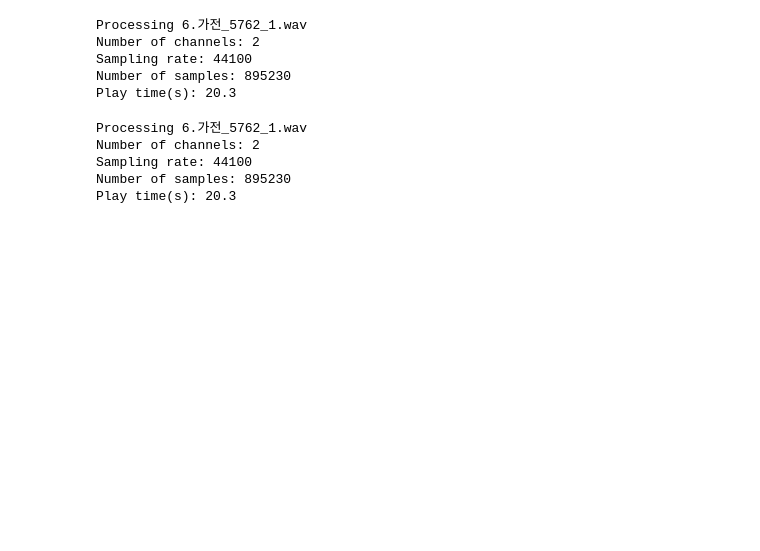
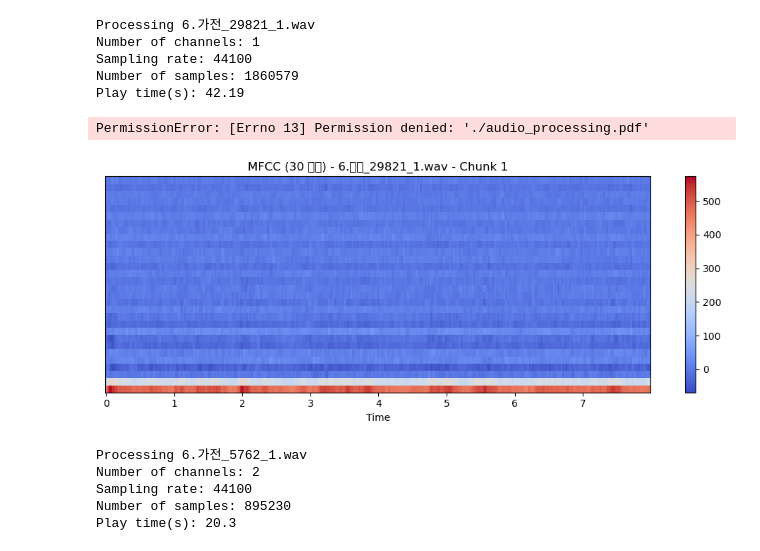
Before and after one commit to heehjjaee/AZZ, a Jupyter notebook: 데이터분석/1_오디오전처리(4초).ipynb, the cells around one changed output. Saved outputs shown, nothing was run; the diff lists cells and outputs as text; code cells hidden in the pictures; blank space fills up the shorter version.

```diff
--- a/데이터분석/1_오디오전처리(4초).ipynb
+++ b/데이터분석/1_오디오전처리(4초).ipynb
@@ -9,11 +9,19 @@ from scipy.io import wavfile as wav
 from matplotlib.backends.backend_pdf import PdfPages
 
 # 한글로 쓰기
-plt.rc('font', family='Malgun Gothic')
+# plt.rc('font', family='Malgun Gothic')
 plt.rcParams['axes.unicode_minus']=False
 
-# 특정 오디오 파일 경로
-file_path = './wav/6.가전_5762_1.wav'  # your_file.wav를 원하는 파일명으로 변경
+# 오디오 파일이 저장된 폴더 경로
+folder_path = './wav/'
+
+# # 폴더 내의 모든 파일을 반복 처리
+# for filename in os.listdir(folder_path):
+#     if filename.endswith('.wav'):
+#         file_path = os.path.join(folder_path, filename)
+
+# # 특정 오디오 파일 경로
+file_path = './wav/6.가전_29821_1.wav'  # your_file.wav를 원하는 파일명으로 변경
 output_file = './audio_processing.pdf'  # 결과를 저장할 PDF 파일 경로
 
 # 파일 정보 출력
@@ -33,55 +41,57 @@ data = data.astype(np.float32)
 
 # 스테레오인 경우 모노로 변환
 if len(data.shape) > 1:
     data = librosa.to_mono(data.T)
 
 # 오디오 파일 자르기
 duration = data.shape[0] / rate  # 파일의 총 길이(초)
 chunk_size = 4 * rate  # 4초에 해당하는 샘플 수
 num_chunks = int(np.ceil(duration / 4))  # 총 몇 개의 4초 조각이 있는지
 
 # PDF 파일 열기
 with PdfPages(output_file) as pdf:
     for i in range(num_chunks):
         start_sample = i * chunk_size
         end_sample = min((i + 1) * chunk_size, data.shape[0])
         chunk_data = data[start_sample:end_sample]
 
-        # Plot for chunk data
-        plt.figure(figsize=(10, 4))
-        plt.plot(chunk_data)
-        plt.title(f'{os.path.basename(file_path)} - 모노 채널 - Chunk {i + 1}')
-        pdf.savefig()
-        plt.close()
+        # # Plot for chunk data
+        # plt.figure(figsize=(10, 4))
+        # plt.plot(chunk_data)
+        # plt.title(f'{os.path.basename(file_path)} - 모노 채널 - Chunk {i + 1}')
+        # pdf.savefig()
+        # plt.close()
 
         # Librosa를 사용하여 오디오 청크 처리
         y = chunk_data
 
-        # MFCC 계산 (40개 계수)
-        mfcc_y = librosa.feature.mfcc(y=y, sr=rate, n_mfcc=40, n_fft=1024, hop_length=512)
+        # MFCC 계산 (30개 계수)
+        mfcc_y = librosa.feature.mfcc(y=y, sr=rate, n_mfcc=30, n_fft=1024, hop_length=512)
         plt.figure(figsize=(10, 4))
         librosa.display.specshow(mfcc_y, x_axis='time')
         plt.colorbar()
-        plt.title(f'MFCC (40 계수) - {os.path.basename(file_path)} - Chunk {i + 1}')
+        plt.title(f'MFCC (30 계수) - {os.path.basename(file_path)} - Chunk {i + 1}')
         plt.tight_layout()
         pdf.savefig()
         plt.close()
 
-        # MFCC 계산 (20개 계수)
-        mfcc_y = librosa.feature.mfcc(y=y, sr=rate, n_mfcc=20, n_fft=1024, hop_length=512)
-        plt.figure(figsize=(10, 4))
-        librosa.display.specshow(mfcc_y, x_axis='time')
-        plt.colorbar()
-        plt.title(f'MFCC (20 계수) - {os.path.basename(file_path)} - Chunk {i + 1}')
-        plt.tight_layout()
-        pdf.savefig()
-        plt.close()
+        # # MFCC 계산 (20개 계수)
+        # mfcc_y = librosa.feature.mfcc(y=y, sr=rate, n_mfcc=20, n_fft=1024, hop_length=512)
+        # plt.figure(figsize=(10, 4))
+        # librosa.display.specshow(mfcc_y, x_axis='time')
+        # plt.colorbar()
+        # plt.title(f'MFCC (20 계수) - {os.path.basename(file_path)} - Chunk {i + 1}')
+        # plt.tight_layout()
+        # pdf.savefig()
+        # plt.close()
 # %% [output]
-Processing 6.가전_5762_1.wav
-Number of channels: 2
+Processing 6.가전_29821_1.wav
+Number of channels: 1
 Sampling rate: 44100
-Number of samples: 895230
-Play time(s): 20.3
+Number of samples: 1860579
+Play time(s): 42.19
+PermissionError: [Errno 13] Permission denied: './audio_processing.pdf'
+[figure, added]
 # %%
 import os
 import librosa
```
Also changed, not shown: parts of 1 cell of this notebook.
